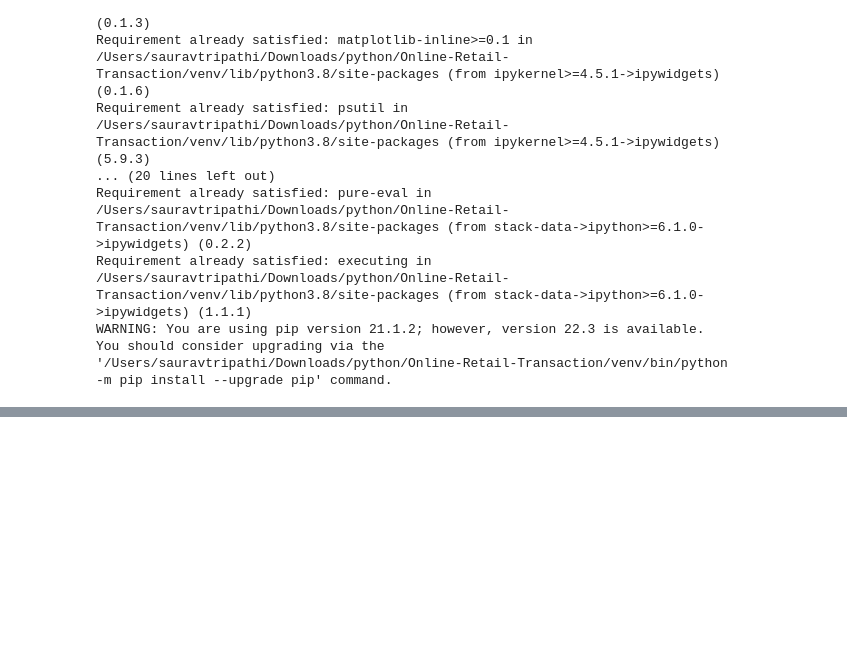
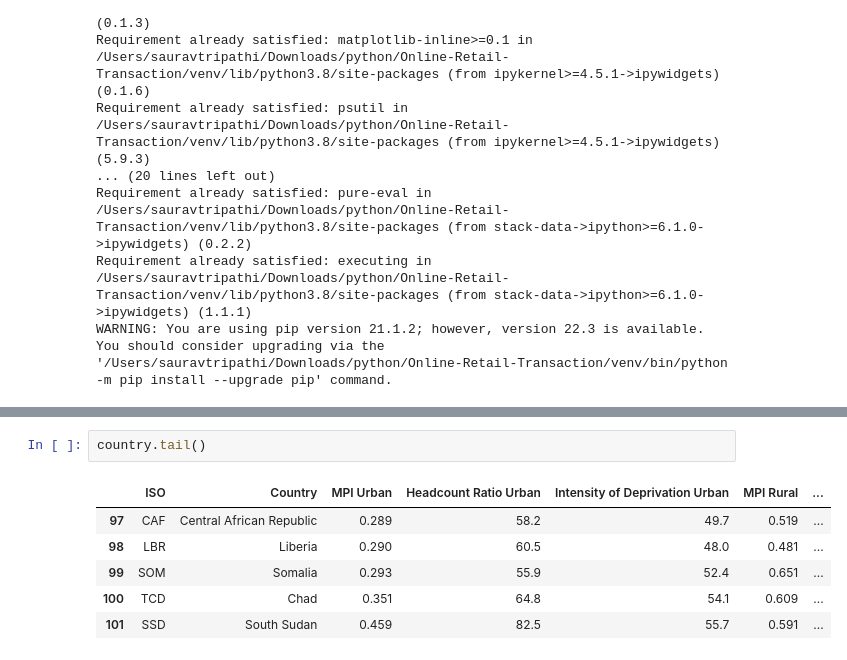
Before and after one commit to isauravmanitripathi/Analysing-Poverty, a Jupyter notebook: poverty.ipynb, the cells around one changed output, grey strips where cells are left out. Drawn from its saved outputs; the diff is of its cells as text; blank space fills up the shorter version.

```diff
--- a/poverty.ipynb
+++ b/poverty.ipynb
@@ -42,0 +74,9 @@ You should consider upgrading via the '/Users/sauravtripathi/Downloads/python/On
+# %%
+country.tail()
+# %% [output]
+|  | ISO | Country | MPI Urban | Headcount Ratio Urban | Intensity of Deprivation Urban | MPI Rural | ... |
+| 97 | CAF | Central African Republic | 0.289 | 58.2 | 49.7 | 0.519 | ... |
+| 98 | LBR | Liberia | 0.290 | 60.5 | 48.0 | 0.481 | ... |
+| 99 | SOM | Somalia | 0.293 | 55.9 | 52.4 | 0.651 | ... |
+| 100 | TCD | Chad | 0.351 | 64.8 | 54.1 | 0.609 | ... |
+| 101 | SSD | South Sudan | 0.459 | 82.5 | 55.7 | 0.591 | ... |
```
Also changed, not shown: parts of 10 cells of this notebook.
